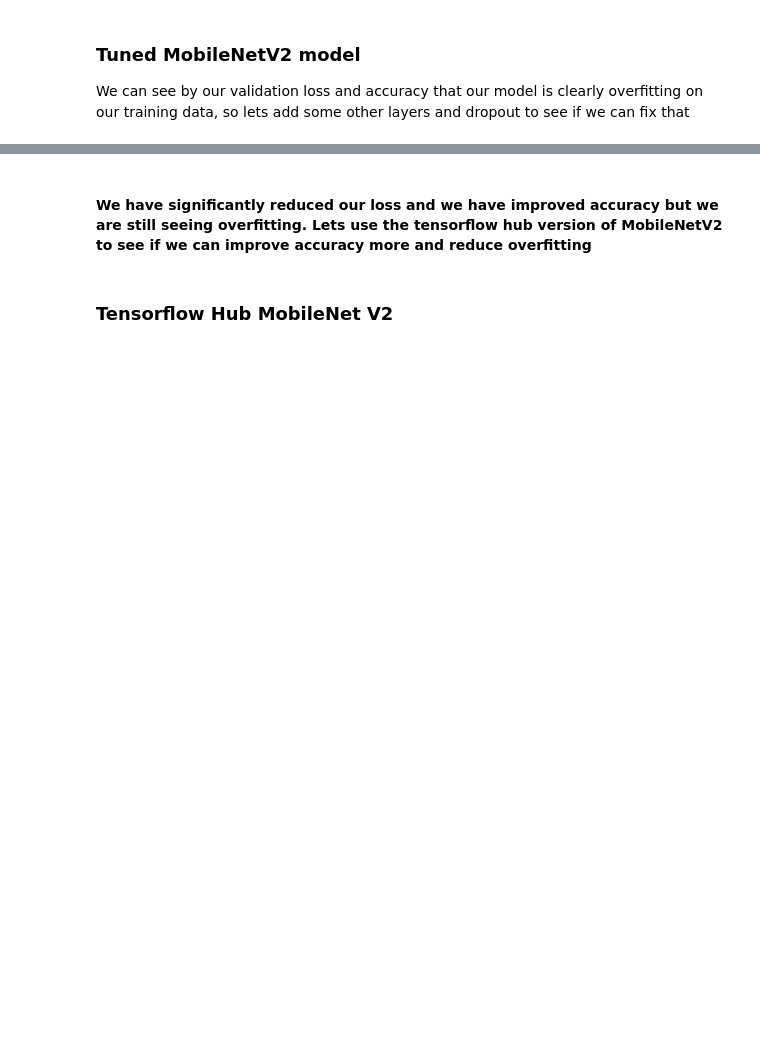
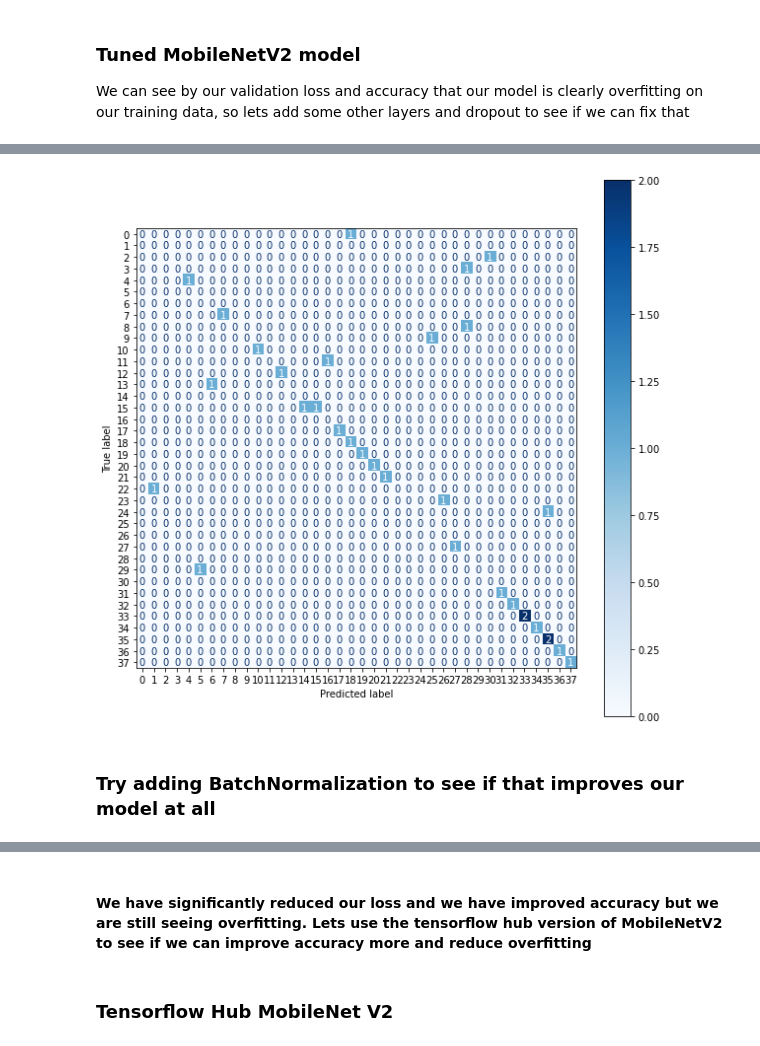
Before and after one commit to hannah-schurman/dog-breed-identification, a Jupyter notebook: dog_breed_classifier.ipynb, the cells around one changed output, grey strips where cells are left out. Cells and saved outputs as stored; diff of their text form; code cells hidden in the pictures; blank space fills up the shorter version.

```diff
--- a/dog_breed_classifier.ipynb
+++ b/dog_breed_classifier.ipynb
@@ -302,3 +379,9 @@ plot_model(trained_results)
+# %%
+plot_confusion_matrix(trained_model, test_images, test_labels)
+# %% [output]
+[figure, added]
+# %% [markdown]
+### Try adding BatchNormalization to see if that improves our model at all
 # %%
 mobilenet = MobileNetV2(input_shape = (224,224,3),include_top=False, weights='imagenet')
 
```
Also changed, not shown: parts of 67 cells of this notebook, 53 other files.
